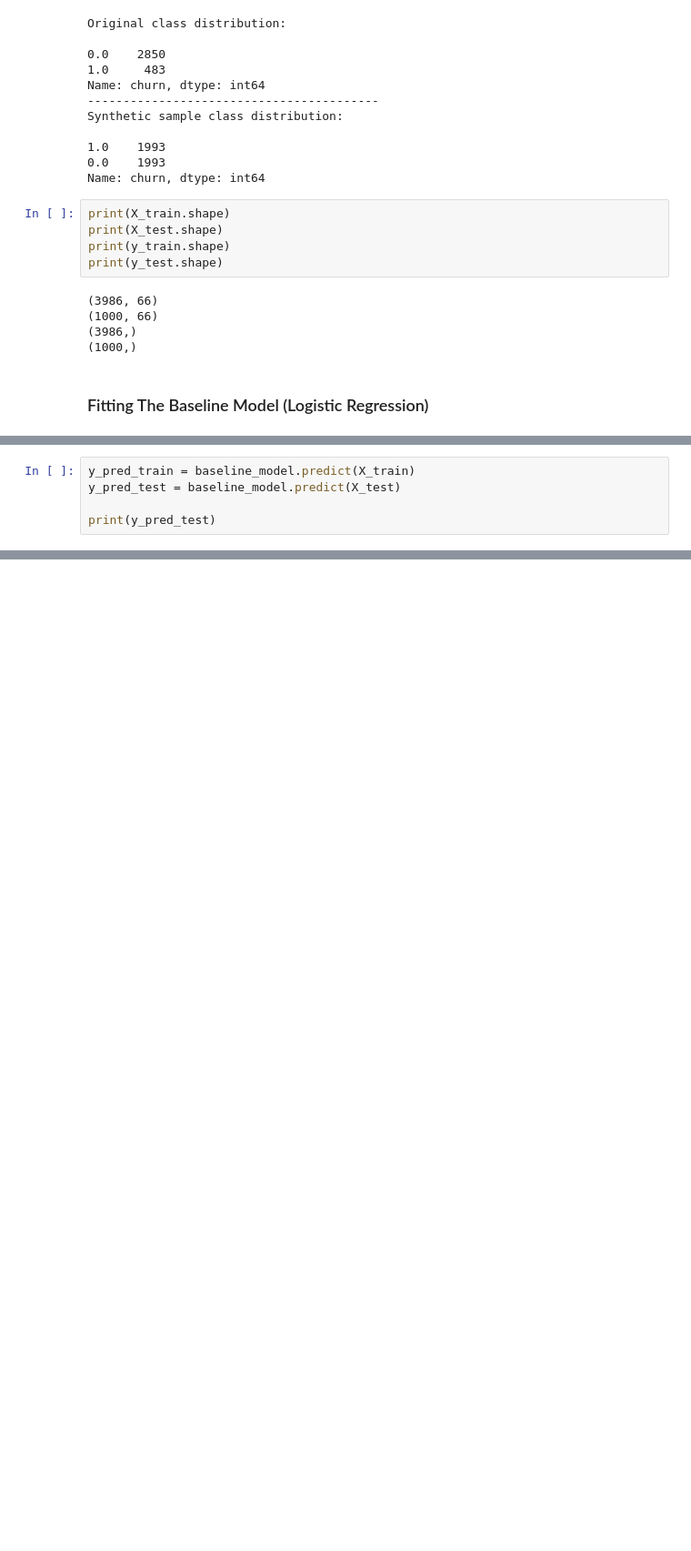
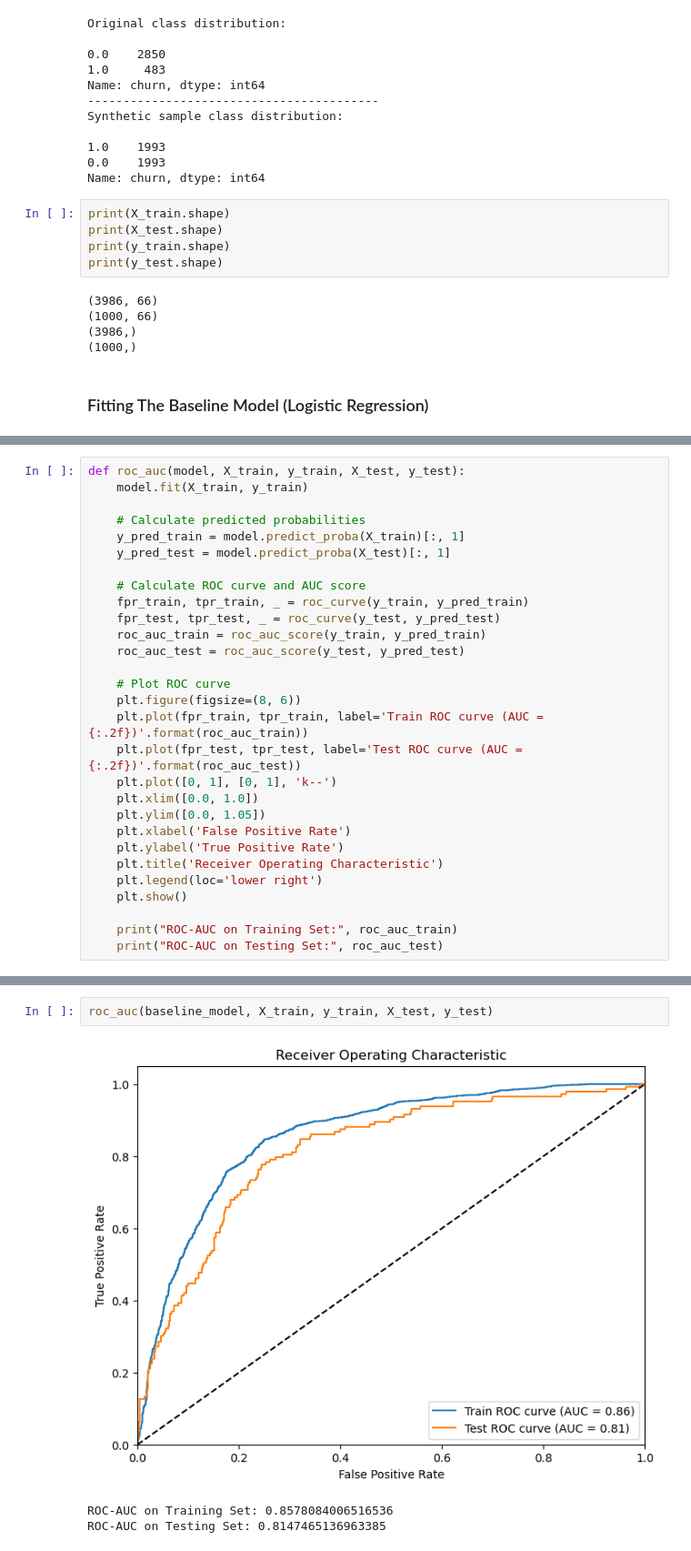
Before and after one commit to Emilly-Njue/Phase3-Project, a Jupyter notebook: customer_churn.ipynb, the cells around one changed output, grey strips where cells are left out. Shown at 91% size. Saved outputs shown, nothing was run; the diff lists cells and outputs as text; blank space fills up the shorter version.

```diff
--- a/customer_churn.ipynb
+++ b/customer_churn.ipynb
@@ -693,5 +686,0 @@ LogisticRegression(C=1000000000000.0, fit_intercept=False, solver='liblinear')
-# %%
-y_pred_train = baseline_model.predict(X_train)
-y_pred_test = baseline_model.predict(X_test)
-
-print(y_pred_test)
@@ -872,0 +719,29 @@ Confusion Matrix:
+# %%
+def roc_auc(model, X_train, y_train, X_test, y_test):
+    model.fit(X_train, y_train)
+
+    # Calculate predicted probabilities
+    y_pred_train = model.predict_proba(X_train)[:, 1]
+    y_pred_test = model.predict_proba(X_test)[:, 1]
+
+    # Calculate ROC curve and AUC score
+    fpr_train, tpr_train, _ = roc_curve(y_train, y_pred_train)
+    fpr_test, tpr_test, _ = roc_curve(y_test, y_pred_test)
+    roc_auc_train = roc_auc_score(y_train, y_pred_train)
+    roc_auc_test = roc_auc_score(y_test, y_pred_test)
+
+    # Plot ROC curve
+    plt.figure(figsize=(8, 6))
+    plt.plot(fpr_train, tpr_train, label='Train ROC curve (AUC = {:.2f})'.format(roc_auc_train))
+    plt.plot(fpr_test, tpr_test, label='Test ROC curve (AUC = {:.2f})'.format(roc_auc_test))
+    plt.plot([0, 1], [0, 1], 'k--')
+    plt.xlim([0.0, 1.0])
+    plt.ylim([0.0, 1.05])
+    plt.xlabel('False Positive Rate')
+    plt.ylabel('True Positive Rate')
+    plt.title('Receiver Operating Characteristic')
+    plt.legend(loc='lower right')
+    plt.show()
+
+    print("ROC-AUC on Training Set:", roc_auc_train)
+    print("ROC-AUC on Testing Set:", roc_auc_test)
@@ -872,0 +792,6 @@ Confusion Matrix:
+# %%
+roc_auc(baseline_model, X_train, y_train, X_test, y_test)
+# %% [output]
+[figure, added]
+ROC-AUC on Training Set: 0.8578084006516536
+ROC-AUC on Testing Set: 0.8147465136963385
```
Also changed, not shown: parts of 57 cells of this notebook.
